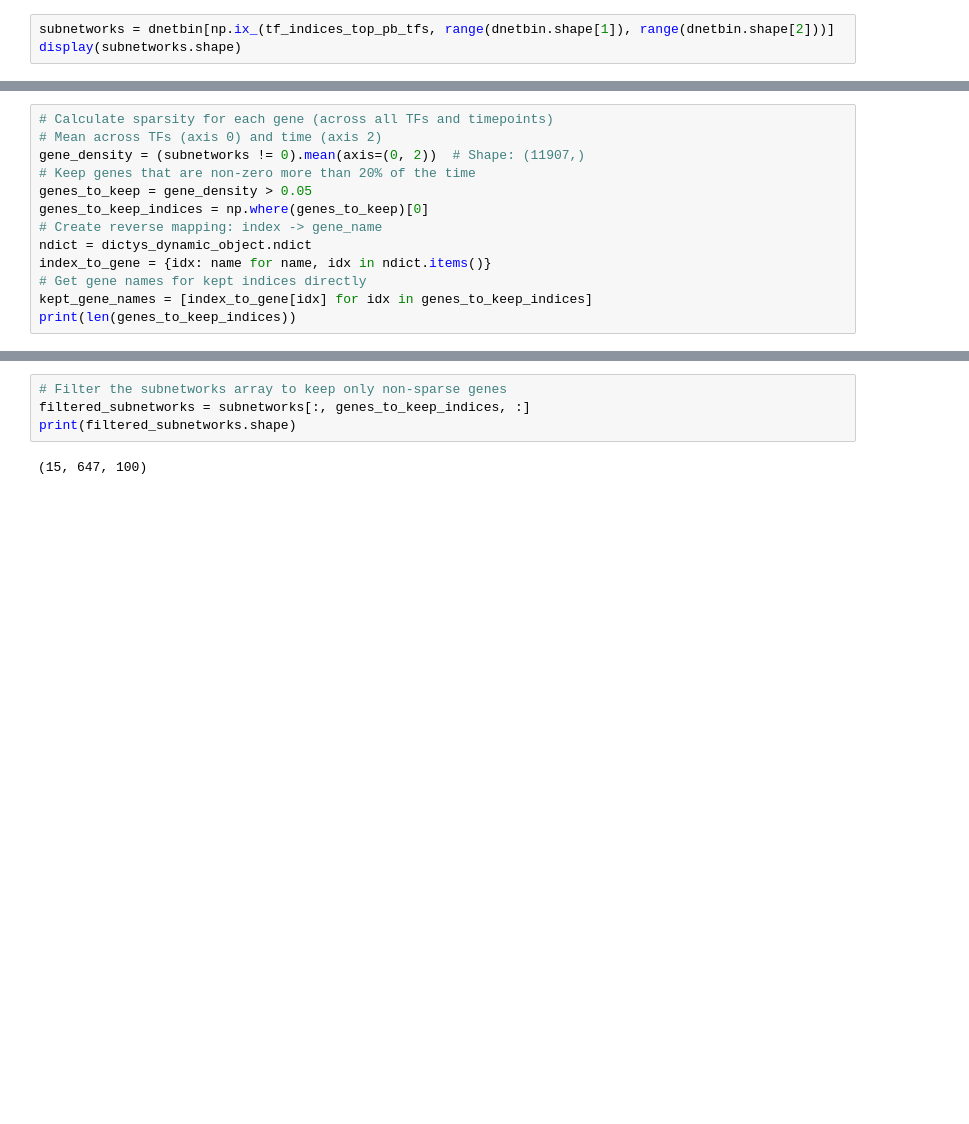
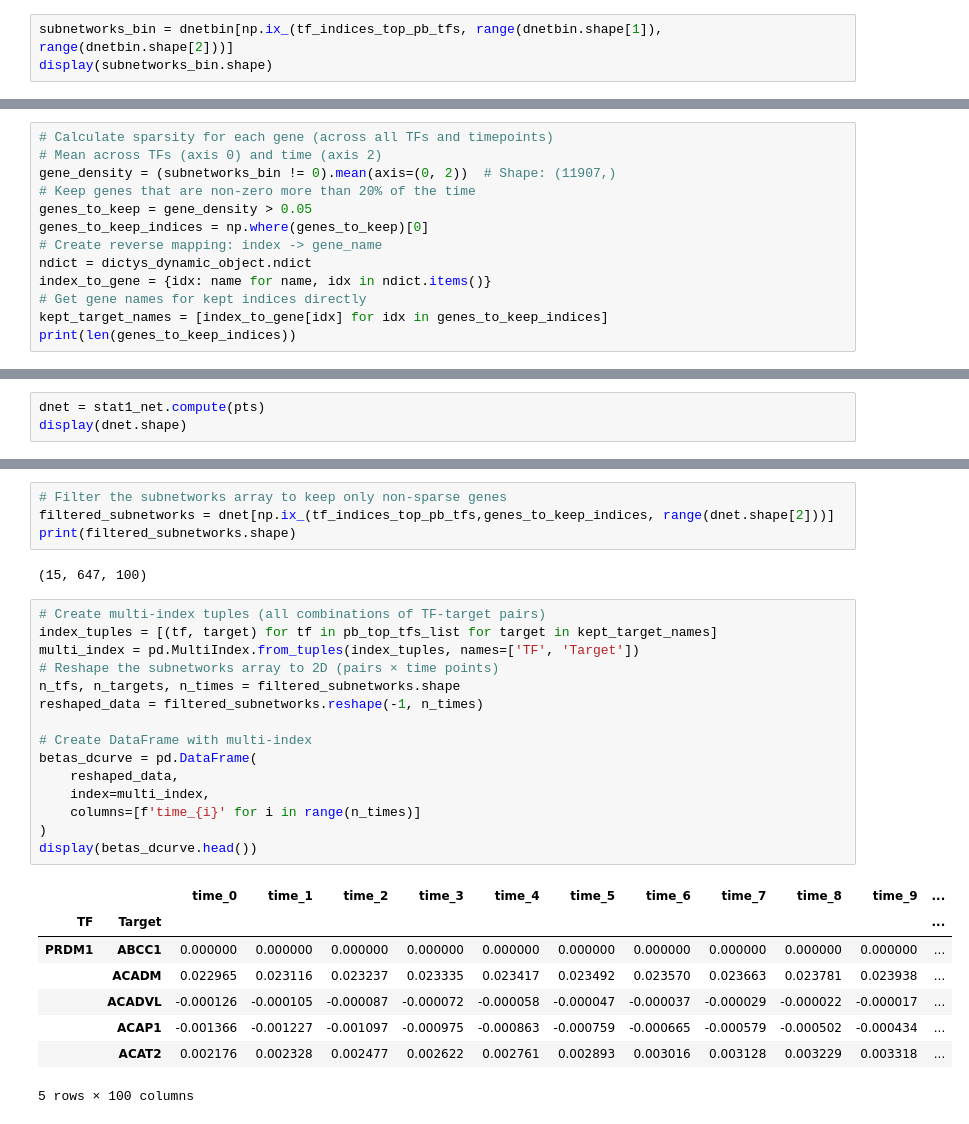
Before and after one commit to sachha-naksha/B_Cell_States, a Jupyter notebook: multiome_dynamic_regulation/py_scripts/analysis/global_grn_dynamics.ipynb, the cells around one changed output, grey strips where cells are left out. Drawn from its saved outputs; the diff is of its cells as text; blank space fills up the shorter version.

Commit message:
added all 4 categories of beta regulatory dynamics for top 15 tfs. next is selection of tfs based on a gene-set list, to check the genesets regulatory activity

```diff
--- a/multiome_dynamic_regulation/py_scripts/analysis/global_grn_dynamics.ipynb
+++ b/multiome_dynamic_regulation/py_scripts/analysis/global_grn_dynamics.ipynb
@@ -42,14 +45,14 @@ display(dnetbin.shape)
 # %% [output]
 (551, 11907, 100)
 # %%
-subnetworks = dnetbin[np.ix_(tf_indices_top_pb_tfs, range(dnetbin.shape[1]), range(dnetbin.shape[2]))]
-display(subnetworks.shape)
+subnetworks_bin = dnetbin[np.ix_(tf_indices_top_pb_tfs, range(dnetbin.shape[1]), range(dnetbin.shape[2]))]
+display(subnetworks_bin.shape)
 # %% [output]
 (15, 11907, 100)
 # %%
 # Calculate sparsity for each gene (across all TFs and timepoints)
 # Mean across TFs (axis 0) and time (axis 2)
-gene_density = (subnetworks != 0).mean(axis=(0, 2))  # Shape: (11907,)
+gene_density = (subnetworks_bin != 0).mean(axis=(0, 2))  # Shape: (11907,)
 # Keep genes that are non-zero more than 20% of the time
 genes_to_keep = gene_density > 0.05
 genes_to_keep_indices = np.where(genes_to_keep)[0]
@@ -57,7 +60,10 @@ genes_to_keep_indices = np.where(genes_to_keep)[0]
 ndict = dictys_dynamic_object.ndict
 index_to_gene = {idx: name for name, idx in ndict.items()}
 # Get gene names for kept indices directly
-kept_gene_names = [index_to_gene[idx] for idx in genes_to_keep_indices]
+kept_target_names = [index_to_gene[idx] for idx in genes_to_keep_indices]
 print(len(genes_to_keep_indices))
 # %% [output]
 647
+# %%
+dnet = stat1_net.compute(pts)
+display(dnet.shape)
@@ -64,9 +72,33 @@ print(len(genes_to_keep_indices))
 # %%
 # Filter the subnetworks array to keep only non-sparse genes
-filtered_subnetworks = subnetworks[:, genes_to_keep_indices, :]
+filtered_subnetworks = dnet[np.ix_(tf_indices_top_pb_tfs,genes_to_keep_indices, range(dnet.shape[2]))]
 print(filtered_subnetworks.shape)
 # %% [output]
 (15, 647, 100)
+# %%
+# Create multi-index tuples (all combinations of TF-target pairs)
+index_tuples = [(tf, target) for tf in pb_top_tfs_list for target in kept_target_names]
+multi_index = pd.MultiIndex.from_tuples(index_tuples, names=['TF', 'Target'])
+# Reshape the subnetworks array to 2D (pairs × time points)
+n_tfs, n_targets, n_times = filtered_subnetworks.shape
+reshaped_data = filtered_subnetworks.reshape(-1, n_times)
+
+# Create DataFrame with multi-index
+betas_dcurve = pd.DataFrame(
+    reshaped_data,
+    index=multi_index,
+    columns=[f'time_{i}' for i in range(n_times)]
+)
+display(betas_dcurve.head())
+# %% [output]
+|  |  | time_0 | time_1 | time_2 | time_3 | time_4 | time_5 | time_6 | time_7 | time_8 | time_9 | ... |
+| TF | Target |  |  |  |  |  |  |  |  |  |  | ... |
+| PRDM1 | ABCC1 | 0.000000 | 0.000000 | 0.000000 | 0.000000 | 0.000000 | 0.000000 | 0.000000 | 0.000000 | 0.000000 | 0.000000 | ... |
+|  | ACADM | 0.022965 | 0.023116 | 0.023237 | 0.023335 | 0.023417 | 0.023492 | 0.023570 | 0.023663 | 0.023781 | 0.023938 | ... |
+|  | ACADVL | -0.000126 | -0.000105 | -0.000087 | -0.000072 | -0.000058 | -0.000047 | -0.000037 | -0.000029 | -0.000022 | -0.000017 | ... |
+|  | ACAP1 | -0.001366 | -0.001227 | -0.001097 | -0.000975 | -0.000863 | -0.000759 | -0.000665 | -0.000579 | -0.000502 | -0.000434 | ... |
+|  | ACAT2 | 0.002176 | 0.002328 | 0.002477 | 0.002622 | 0.002761 | 0.002893 | 0.003016 | 0.003128 | 0.003229 | 0.003318 | ... |
+5 rows × 100 columns
 # %%
 import pandas as pd
 import numpy as np
```
Also changed, not shown: parts of 8 cells of this notebook.
